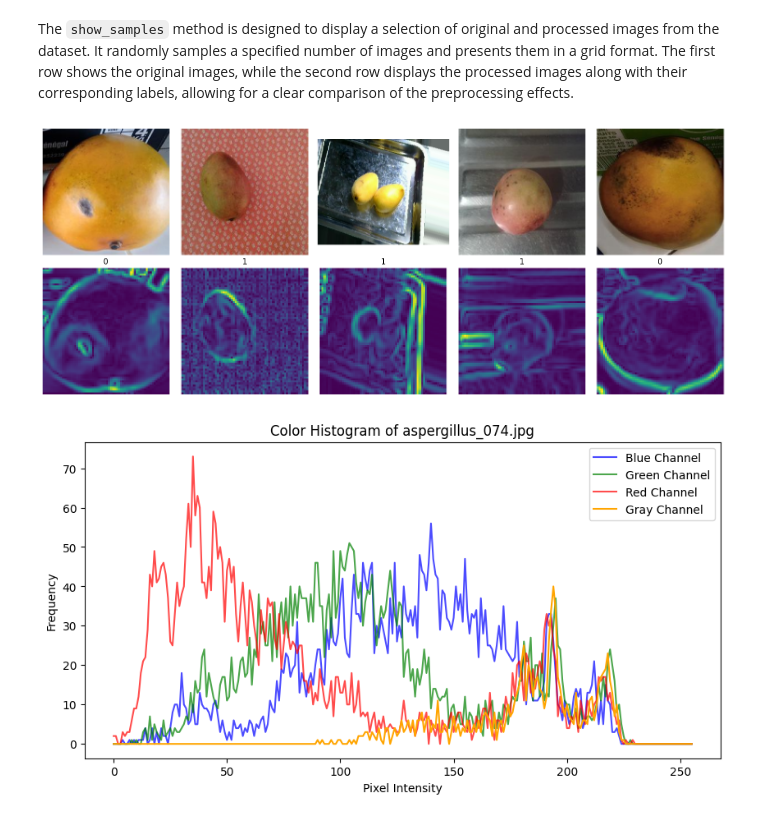
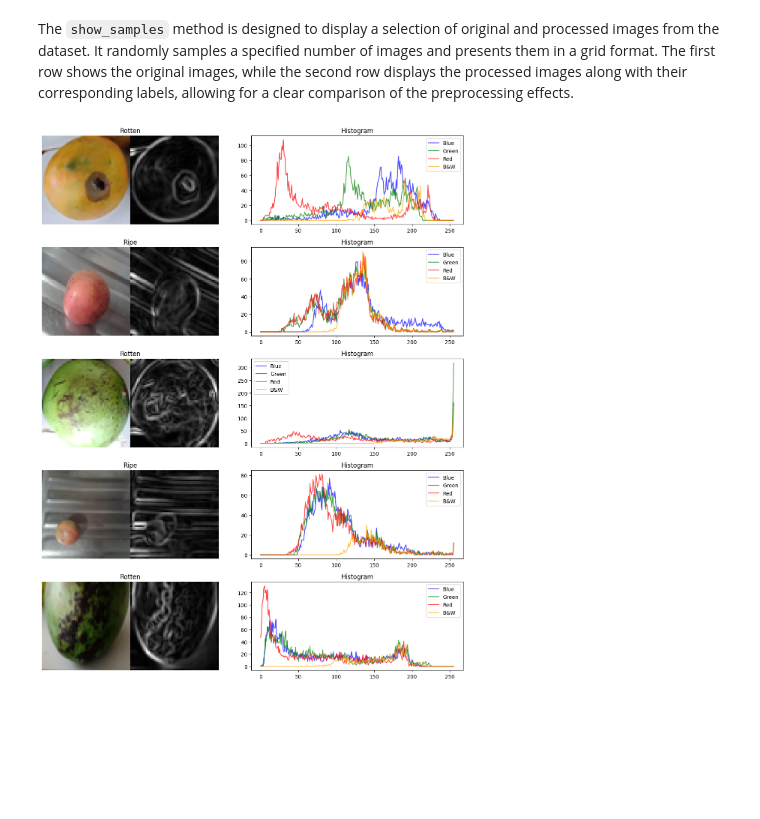
Before and after one commit to dejesusbg/mangifera, a Jupyter notebook: notebooks/EDA.ipynb, the cells around one changed output. Saved outputs shown, nothing was run; the diff lists cells and outputs as text; code cells hidden in the pictures; blank space fills up the shorter version.

```diff
--- a/notebooks/EDA.ipynb
+++ b/notebooks/EDA.ipynb
@@ -78,11 +80,39 @@ stats_df.describe()
 8 rows × 265 columns
 # %% [markdown]
 The `show_samples` method is designed to display a selection of original and processed images from the dataset. It randomly samples a specified number of images and presents them in a grid format. The first row shows the original images, while the second row displays the processed images along with their corresponding labels, allowing for a clear comparison of the preprocessing effects.
-# %%
-Graphic.show_samples(edges_set, train_set)
-# %% [output]
-[figure, removed]
-# %%
-Graphic.show_histogram_samples(edges_set, stats_set)
-# %% [output]
-[figure, removed]
+# %%
+def show_samples(train_set, edges_set, stats_set, num_samples=5):
+    num_samples = min(num_samples, len(edges_set))
+
+    indices = sample(range(len(train_set)), num_samples)
+    selected_images = [(train_set[i], edges_set[i], stats_set[i]) for i in indices]
+
+    _, axes = plt.subplots(num_samples, 2, figsize=(12, 3 * num_samples))
+
+    for ax, (train_img, edges_img, stats_img) in zip(axes[:, 0], selected_images):
+        ax.set_title(train_img["label"])
+        orig_img = graphic.load_orig_img("train", train_img)
+        proc_img = graphic.load_proc_img(edges_img)
+
+        combined_img = graphic.combine_images(orig_img, proc_img)
+        ax.imshow(combined_img)
+        ax.axis("off")
+
+    for ax, (train_img, edges_img, stats_img) in zip(axes[:, 1], selected_images):
+        ax.set_title("Histogram")
+        bins, colors, histograms = graphic.load_all_hists(edges_img, stats_img)
+
+        for color, hist in zip(colors, histograms):
+            label = f"{color.capitalize()}" if color != "orange" else "B&W"
+            ax.plot(bins, hist, color=color, label=label, alpha=0.7)
+
+        ax.legend()
+        ax.axis("tight")
+
+    plt.tight_layout()
+    plt.show()
+
+
+show_samples(train_set, edges_set, stats_set)
+# %% [output]
+[figure, added]
```
Also changed, not shown: parts of 5 cells of this notebook.
